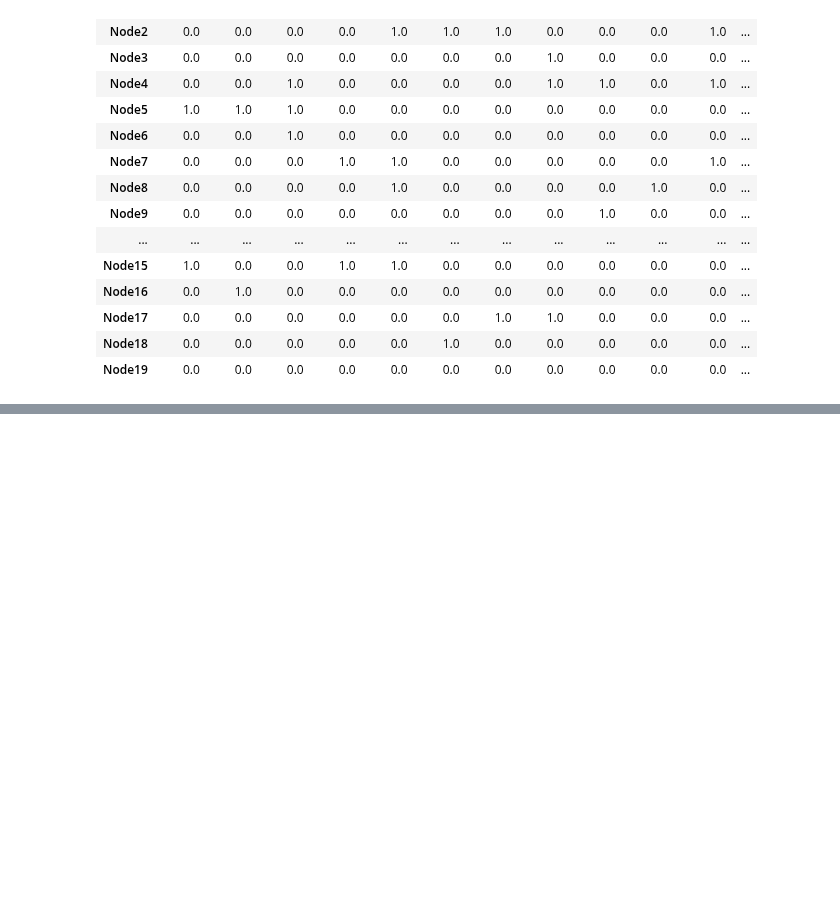
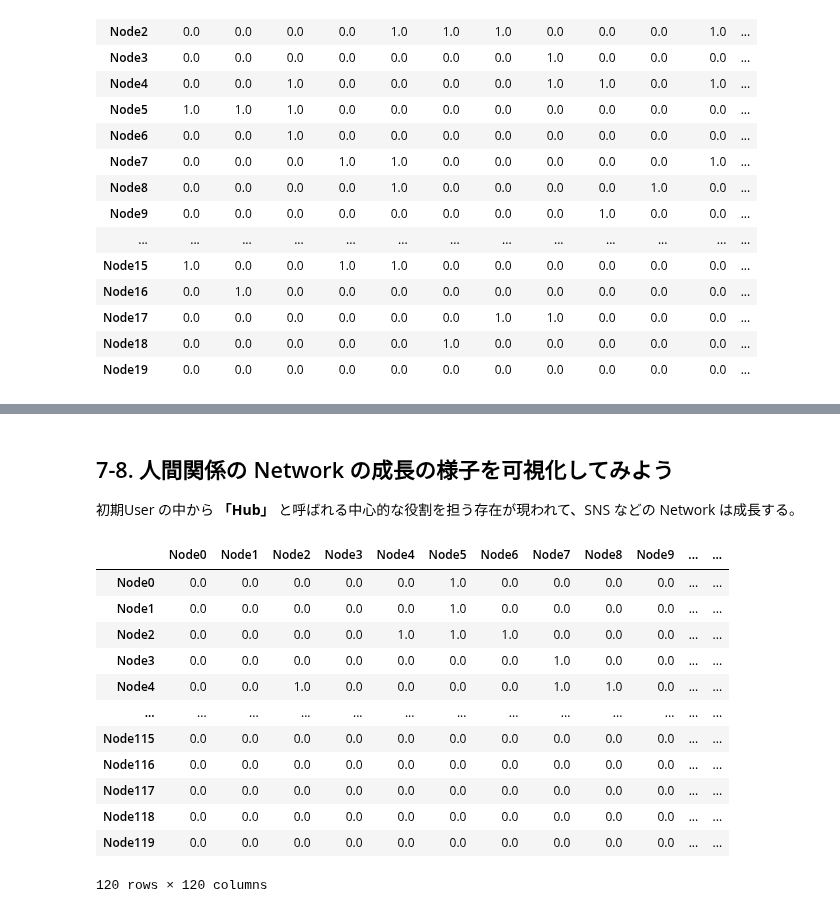
Before and after one commit to 1024xx4/math_programing_for_ai_and_ds, a Jupyter notebook: section07/network_model.ipynb, the cells around one changed output, grey strips where cells are left out. Saved outputs shown, nothing was run; the diff lists cells and outputs as text; code cells hidden in the pictures; blank space fills up the shorter version.

```diff
--- a/section07/network_model.ipynb
+++ b/section07/network_model.ipynb
@@ -53,0 +54,42 @@ plt.show()
+# %% [markdown]
+## 7-8. 人間関係の Network の成長の様子を可視化してみよう
+初期User の中から **「Hub」** と呼ばれる中心的な役割を担う存在が現われて、SNS などの Network は成長する。
+# %%
+# Link-data を読み込む
+import pandas as pd
+df_links = pd.read_csv("links.csv", index_col=0)
+# %%
+# Node を追加する
+import numpy as np
+
+N_plus = 100  # 追加する Node数
+N = len(df_links.index)
+for i in range(N, N + N_plus):  # 追加する Node数分だけ Node追加の処理を行なう。
+    # 接続する Node を決定
+    j = int(np.random.rand() * (i - 1))  # すでに存在する Node の中から Random に１つを選択
+    node_name_i = "Node" + str(i)
+    node_name_j = "Node" + str(j)
+    # 列を追加
+    df_links[node_name_i] = 0
+    # 行を追加
+    list_zero = [[0] * (len(df_links.index) + 1)]
+    s = pd.DataFrame(list_zero, columns=df_links.columns.values.tolist(), index=[node_name_i])
+    df_links = pd.concat([df_links, s])
+    # Link を追加
+    df_links.loc[node_name_i, node_name_j] = 1  # 選択した接続先である Node に対応するところに Link が接続されている意味の「1」を書き込む
+    df_links.loc[node_name_j, node_name_i] = 1  # 選択した接続先である Node に対応するところに Link が接続されている意味の「1」を書き込む
+df_links
+# %% [output]
+|  | Node0 | Node1 | Node2 | Node3 | Node4 | Node5 | Node6 | Node7 | Node8 | Node9 | ... | ... |
+| Node0 | 0.0 | 0.0 | 0.0 | 0.0 | 0.0 | 1.0 | 0.0 | 0.0 | 0.0 | 0.0 | ... | ... |
+| Node1 | 0.0 | 0.0 | 0.0 | 0.0 | 0.0 | 1.0 | 0.0 | 0.0 | 0.0 | 0.0 | ... | ... |
+| Node2 | 0.0 | 0.0 | 0.0 | 0.0 | 1.0 | 1.0 | 1.0 | 0.0 | 0.0 | 0.0 | ... | ... |
+| Node3 | 0.0 | 0.0 | 0.0 | 0.0 | 0.0 | 0.0 | 0.0 | 1.0 | 0.0 | 0.0 | ... | ... |
+| Node4 | 0.0 | 0.0 | 1.0 | 0.0 | 0.0 | 0.0 | 0.0 | 1.0 | 1.0 | 0.0 | ... | ... |
+| ... | ... | ... | ... | ... | ... | ... | ... | ... | ... | ... | ... | ... |
+| Node115 | 0.0 | 0.0 | 0.0 | 0.0 | 0.0 | 0.0 | 0.0 | 0.0 | 0.0 | 0.0 | ... | ... |
+| Node116 | 0.0 | 0.0 | 0.0 | 0.0 | 0.0 | 0.0 | 0.0 | 0.0 | 0.0 | 0.0 | ... | ... |
+| Node117 | 0.0 | 0.0 | 0.0 | 0.0 | 0.0 | 0.0 | 0.0 | 0.0 | 0.0 | 0.0 | ... | ... |
+| Node118 | 0.0 | 0.0 | 0.0 | 0.0 | 0.0 | 0.0 | 0.0 | 0.0 | 0.0 | 0.0 | ... | ... |
+| Node119 | 0.0 | 0.0 | 0.0 | 0.0 | 0.0 | 0.0 | 0.0 | 0.0 | 0.0 | 0.0 | ... | ... |
+120 rows × 120 columns
```
Also changed, not shown: parts of 3 cells of this notebook.
